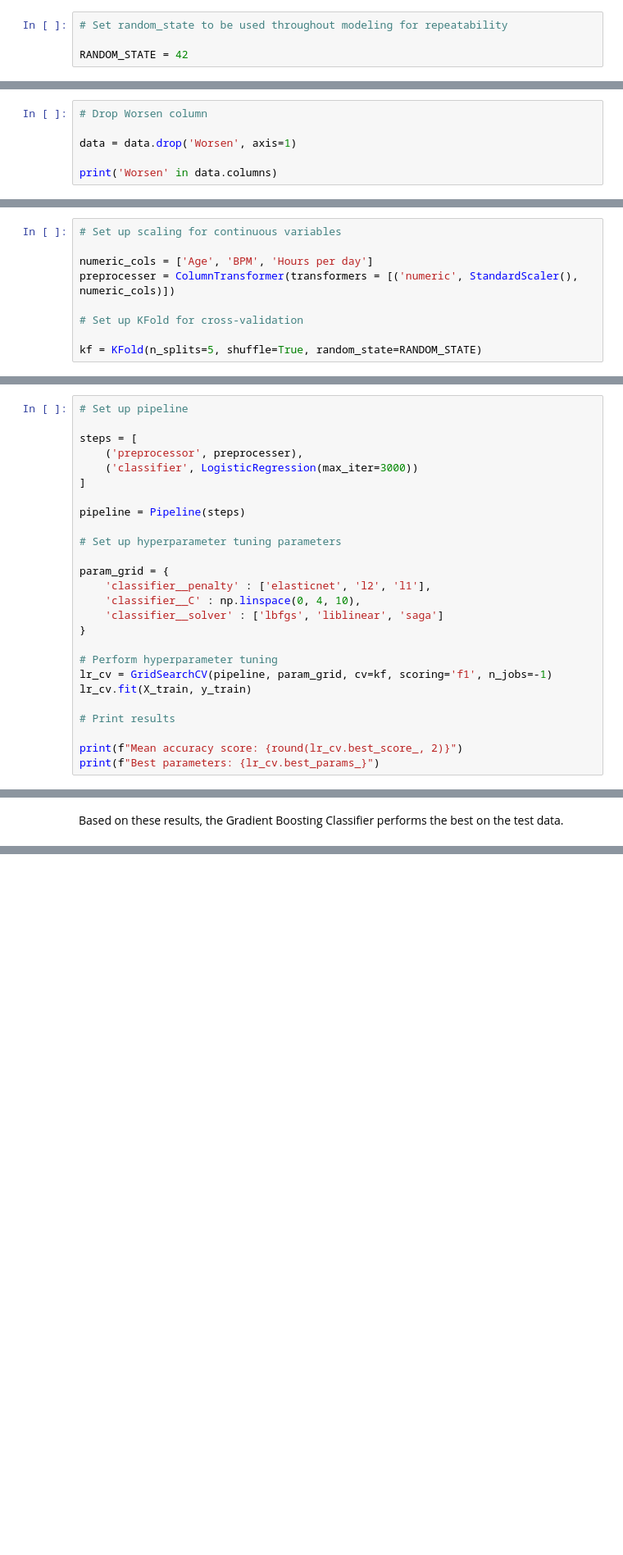
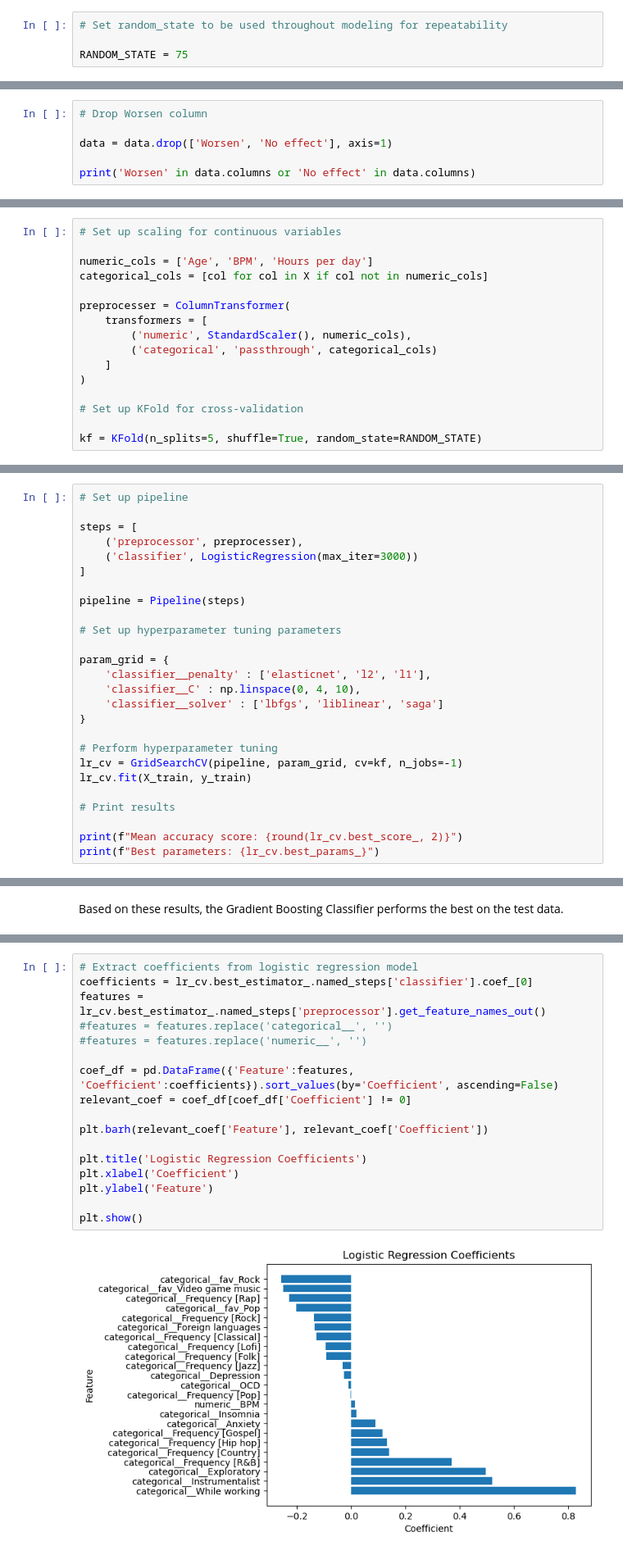
Before and after one commit to ajamkotc/music_therapy_capstone, a Jupyter notebook: notebooks/modeling.ipynb, the cells around one changed output, grey strips where cells are left out. Shown: that part at 82% size. Cells and saved outputs as stored; diff of their text form; blank space fills up the shorter version.

```diff
--- a/notebooks/modeling.ipynb
+++ b/notebooks/modeling.ipynb
@@ -28,7 +31,7 @@ from sklearn.ensemble import RandomForestClassifier, GradientBoostingClassifier
 # %%
 # Set random_state to be used throughout modeling for repeatability
 
-RANDOM_STATE = 42
+RANDOM_STATE = 75
 # %%
 # Load data and investigate first 5 rows
 
@@ -112,9 +115,9 @@ Since `Improve`, `No effect`, and `Worsen` are collinear, `Worsen` will be dropp
 # %%
 # Drop Worsen column
 
-data = data.drop('Worsen', axis=1)
+data = data.drop(['Worsen', 'No effect'], axis=1)
 
-print('Worsen' in data.columns)
+print('Worsen' in data.columns or 'No effect' in data.columns)
 # %% [output]
 False
 # %% [markdown]
@@ -138,7 +141,14 @@ Before comparing the results of our three models, we'll perform some hyperparame
 # Set up scaling for continuous variables
 
 numeric_cols = ['Age', 'BPM', 'Hours per day']
-preprocesser = ColumnTransformer(transformers = [('numeric', StandardScaler(), numeric_cols)])
+categorical_cols = [col for col in X if col not in numeric_cols]
+
+preprocesser = ColumnTransformer(
+    transformers = [
+        ('numeric', StandardScaler(), numeric_cols),
+        ('categorical', 'passthrough', categorical_cols)
+    ]
+)
 
 # Set up KFold for cross-validation
 
@@ -164,7 +174,7 @@ param_grid = {
 }
 
 # Perform hyperparameter tuning
-lr_cv = GridSearchCV(pipeline, param_grid, cv=kf, scoring='f1', n_jobs=-1)
+lr_cv = GridSearchCV(pipeline, param_grid, cv=kf, n_jobs=-1)
 lr_cv.fit(X_train, y_train)
 
 # Print results
@@ -288,0 +320,19 @@ Based on these results, the Gradient Boosting Classifier performs the best on th
+# %%
+# Extract coefficients from logistic regression model
+coefficients = lr_cv.best_estimator_.named_steps['classifier'].coef_[0]
+features = lr_cv.best_estimator_.named_steps['preprocessor'].get_feature_names_out()
+#features = features.replace('categorical__', '')
+#features = features.replace('numeric__', '')
+
+coef_df = pd.DataFrame({'Feature':features, 'Coefficient':coefficients}).sort_values(by='Coefficient', ascending=False)
+relevant_coef = coef_df[coef_df['Coefficient'] != 0]
+
+plt.barh(relevant_coef['Feature'], relevant_coef['Coefficient'])
+
+plt.title('Logistic Regression Coefficients')
+plt.xlabel('Coefficient')
+plt.ylabel('Feature')
+
+plt.show()
+# %% [output]
+[figure, added]
```
Also changed, not shown: parts of 8 cells of this notebook.
